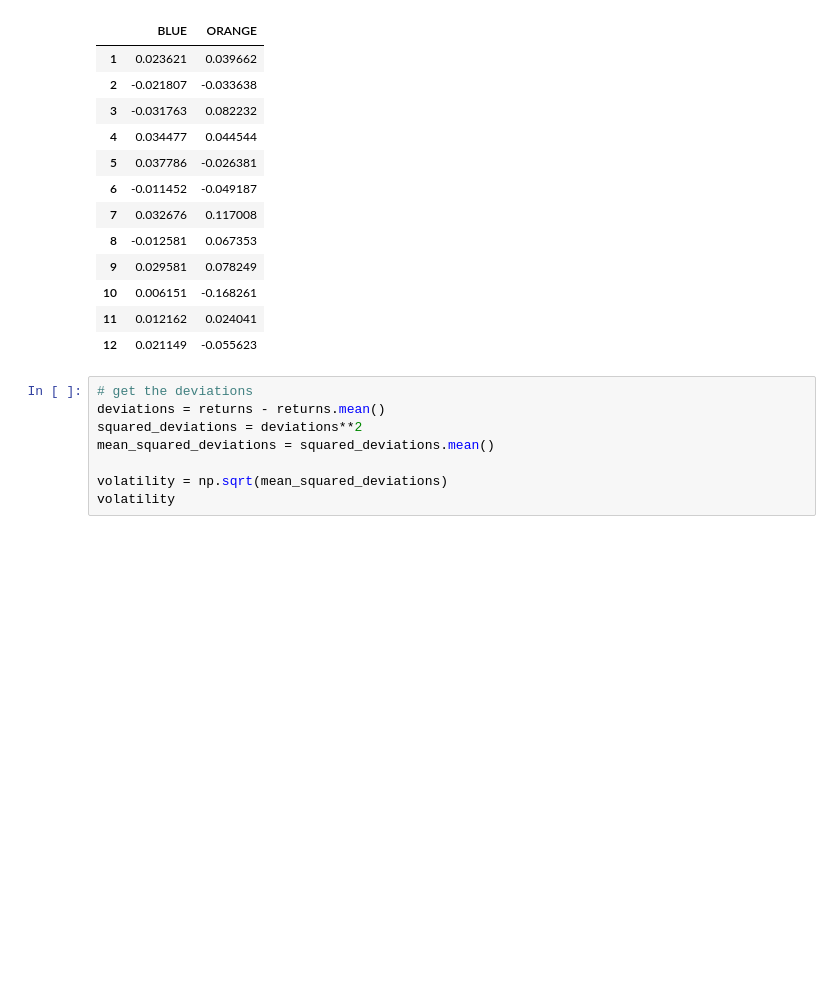
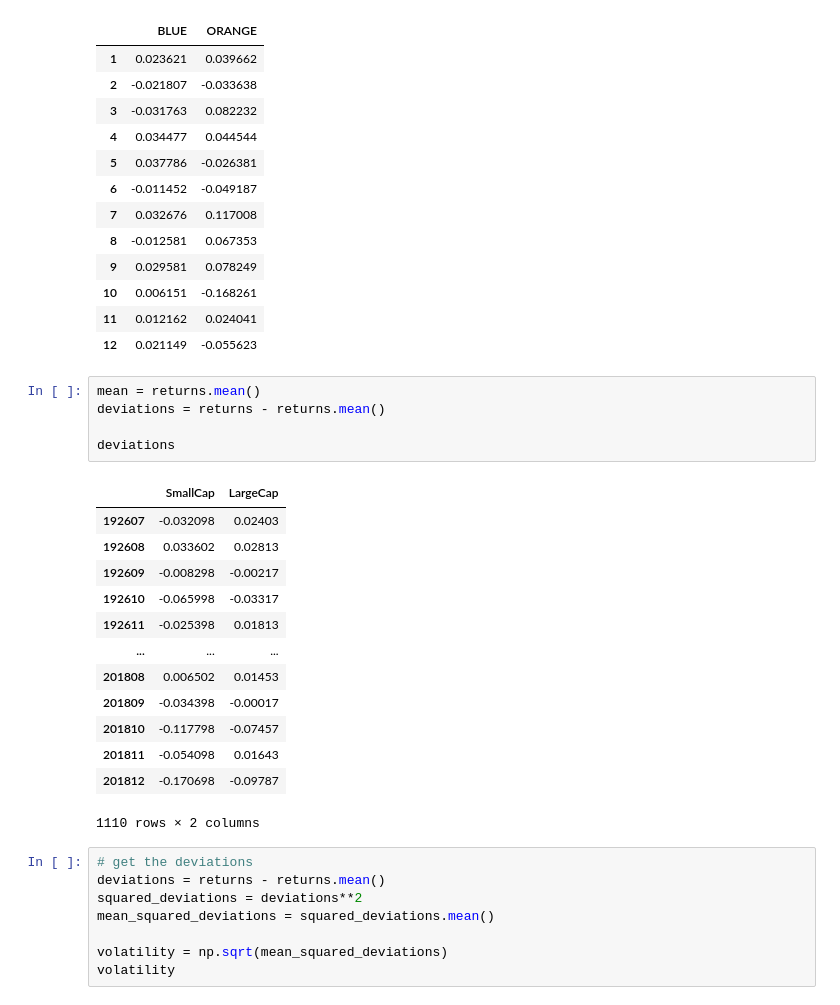
Before and after one commit to JoohanJin/portfolio_management_prac, a Jupyter notebook: lib/2_volatility_sd_var.ipynb, the cells around one changed output. Drawn from its saved outputs; the diff is of its cells as text; blank space fills up the shorter version.

```diff
--- a/lib/2_volatility_sd_var.ipynb
+++ b/lib/2_volatility_sd_var.ipynb
@@ -72,6 +74,25 @@ returns
 | 10 | 0.006151 | -0.168261 |
 | 11 | 0.012162 | 0.024041 |
 | 12 | 0.021149 | -0.055623 |
+# %%
+mean = returns.mean()
+deviations = returns - returns.mean()
+
+deviations
+# %% [output]
+|  | SmallCap | LargeCap |
+| 192607 | -0.032098 | 0.02403 |
+| 192608 | 0.033602 | 0.02813 |
+| 192609 | -0.008298 | -0.00217 |
+| 192610 | -0.065998 | -0.03317 |
+| 192611 | -0.025398 | 0.01813 |
+| ... | ... | ... |
+| 201808 | 0.006502 | 0.01453 |
+| 201809 | -0.034398 | -0.00017 |
+| 201810 | -0.117798 | -0.07457 |
+| 201811 | -0.054098 | 0.01643 |
+| 201812 | -0.170698 | -0.09787 |
+1110 rows × 2 columns
 # %%
 # get the deviations
 deviations = returns - returns.mean()
```
Also changed, not shown: parts of 1 cell of this notebook, 6 other files.
